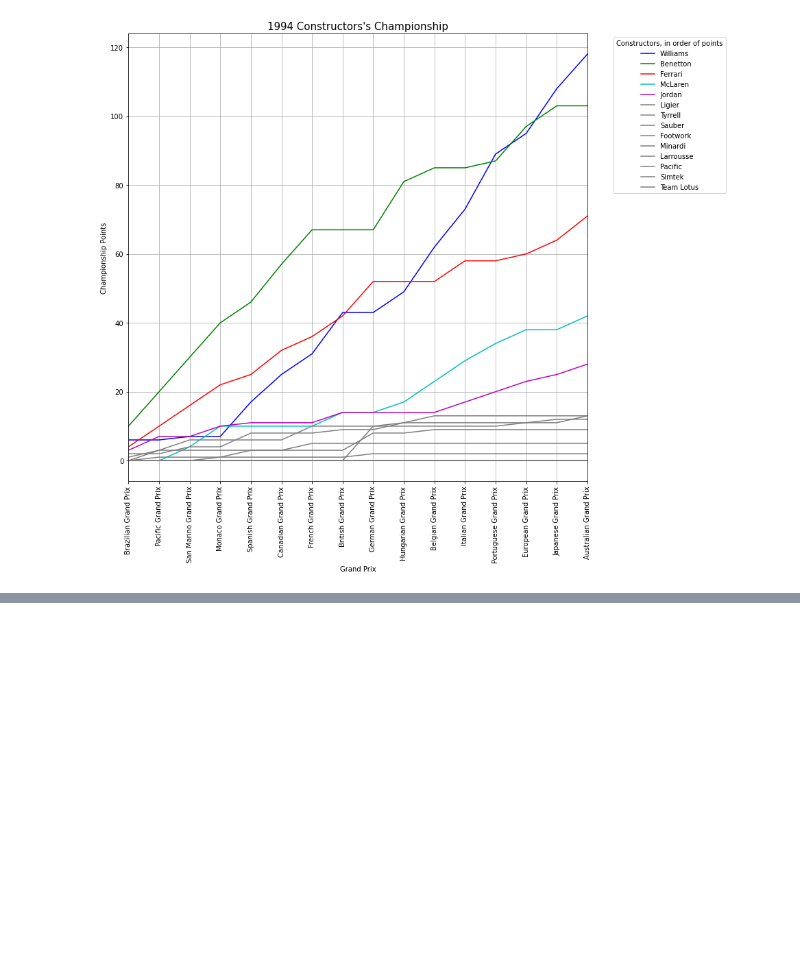
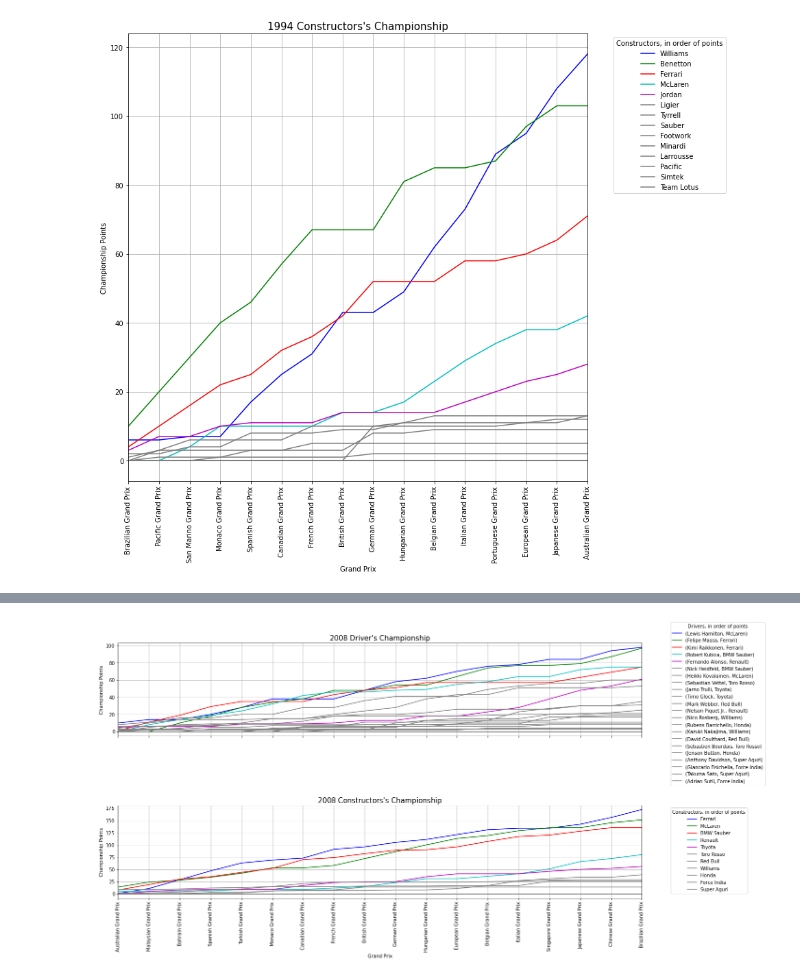
Before and after one commit to jdodway/F1Analysis, a Jupyter notebook: F1RaceYearScratchWork.ipynb, the cells around one changed output, grey strips where cells are left out. Drawn from its saved outputs; the diff is of its cells as text; code cells hidden in the pictures; blank space fills up the shorter version.

```diff
--- a/F1RaceYearScratchWork.ipynb
+++ b/F1RaceYearScratchWork.ipynb
@@ -505,0 +651,47 @@ Jordan                                         28
+# %%
+colors=[]
+for key, value in mcolors.BASE_COLORS.items():
+    if key!='tab:gray':
+        colors.append(key)
+
+#We are assigning colors to the top 5 drivers in terms of points
+#As well as assigning gray to the other drivers
+#POSSIBLE CHANGE FOR FUTURE: Assign colors to only those competing for championship at last race
+c=[]
+graph.iloc[-1]
+for points in graph.iloc[-1]:
+    if points < graph.iloc[-1].nlargest(n=5)[4]:
+        c.append('gray')
+    else:
+        c.append(colors.pop(0))
+
+
+#Graphing
+fig,axes=plt.subplots(nrows=2,ncols=1,figsize=(20,10),sharex=True)
+fig.subplots_adjust(hspace=0.75)
+
+plt.xticks(np.arange(len(graph)),graph.index,rotation=90)
+
+graph.plot(ax=axes[0],color=c)
+graph2.plot(ax=axes[1],color=c)
+
+axes[0].grid(True)
+axes[1].grid(True)
+#axes[0].legend(handles=handles,bbox_to_anchor = (1.05, 1),title='Constructors, in order of points')
+
+plt.margins(x=0)
+
+axes[0].legend(bbox_to_anchor = (1.05, 1.25),title='Drivers, in order of points')
+axes[1].legend(bbox_to_anchor = (1.05, 1),title='Constructors, in order of points')
+
+plt.xticks(np.arange(len(graph)),graph.index,rotation=90)
+axes[0].set_ylabel('Championship Points')
+axes[1].set_ylabel('Championship Points')
+
+axes[0].set_title(f"{year} Driver's Championship",fontsize=15)
+axes[1].set_title(f"{year} Constructors's Championship",fontsize=15)
+
+#plt.savefig('GraphsImages/'+f'{year} Constructor Points.jpeg',bbox_inches='tight')
+plt.show()
+# %% [output]
+[figure, added]
```
Also changed, not shown: parts of 6 cells of this notebook, 2 other files.
